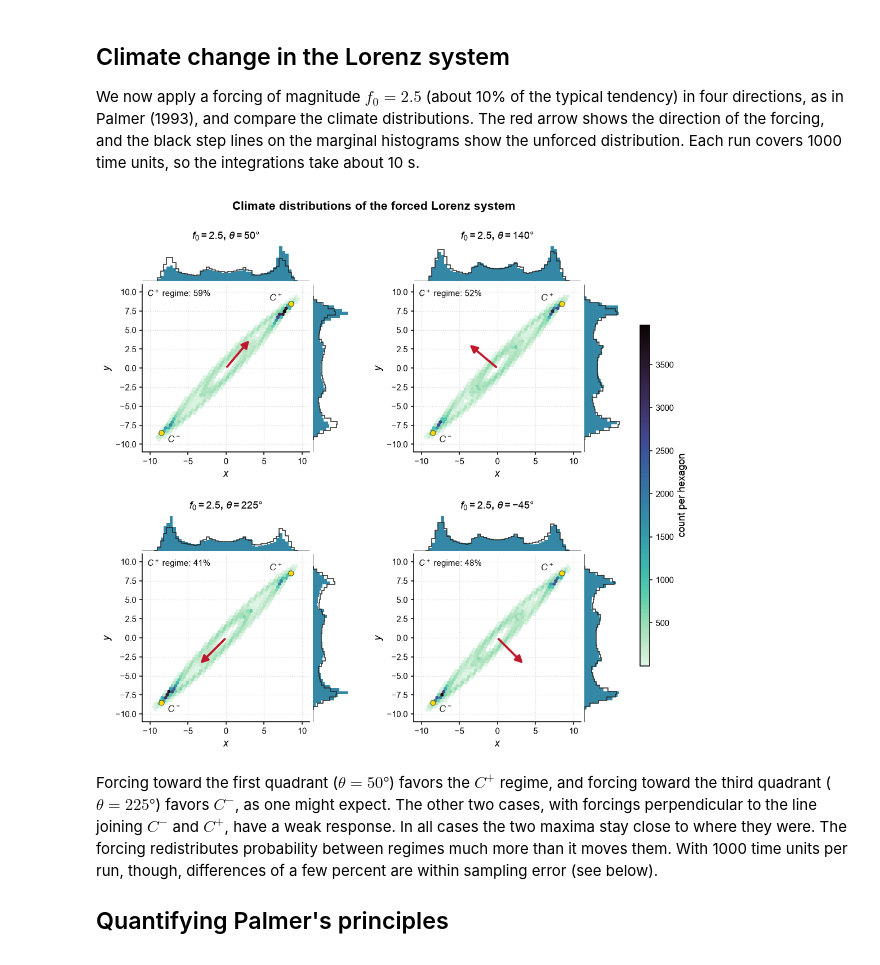
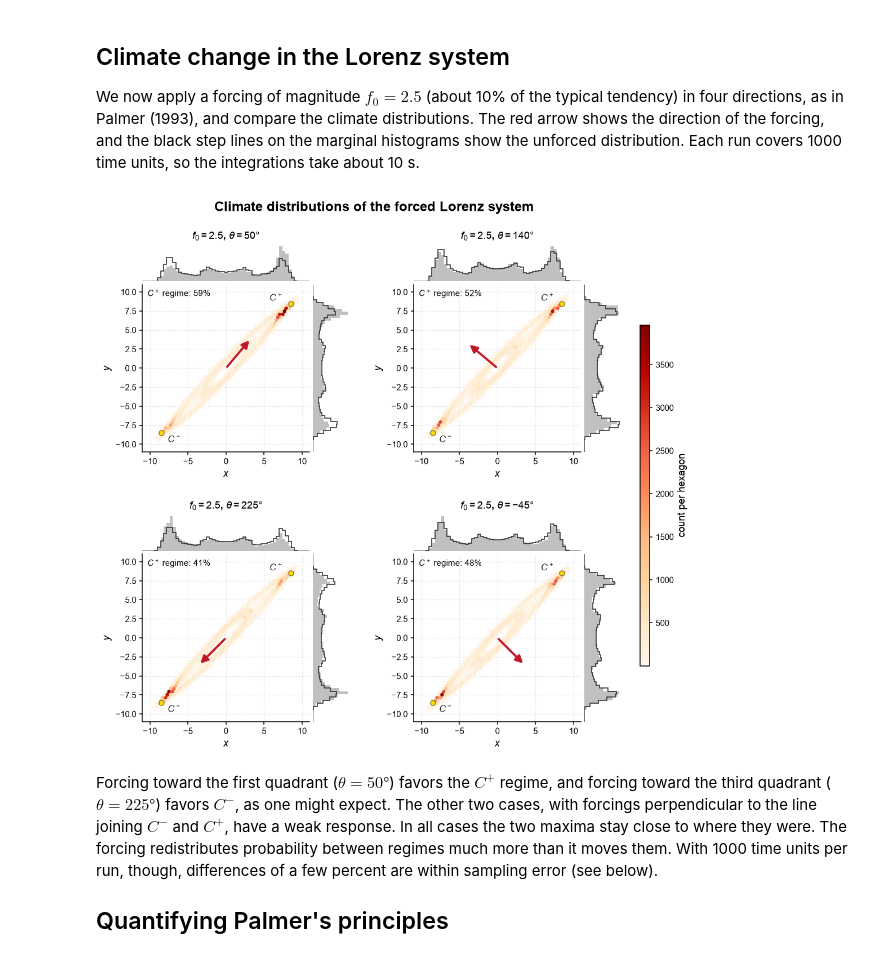
Before and after one commit to LinkedEarth/ClimateCritters, a Jupyter notebook: notebooks/applications/palmer_lorenz63_forced_regimes.ipynb, the cells around one changed output. Drawn from its saved outputs; the diff is of its cells as text; code cells hidden in the pictures.

```diff
--- a/notebooks/applications/palmer_lorenz63_forced_regimes.ipynb
+++ b/notebooks/applications/palmer_lorenz63_forced_regimes.ipynb
@@ -118,9 +118,9 @@ def climate_xy(out):
     '''Filtered x and y of a run.'''
     return climate(out, 'x')[1].value, climate(out, 'y')[1].value
 
-HEX = dict(gridsize=50, extent=(-11, 11, -11, 11), mincnt=1, cmap='mako_r', linewidths=0.2)
+HEX = dict(gridsize=50, extent=(-11, 11, -11, 11), mincnt=1, cmap='OrRd', linewidths=0.2)
 HIST = dict(bins=np.linspace(-11, 11, 56), density=True)
-MARG = plt.get_cmap('mako_r')(0.45)      # marginal histograms, in the hexbin colormap
+MARG = 'silver'     # marginal histograms, in the hexbin colormap
 
 def plot_pdf(xf, yf, ax, f0=0.0, theta=0.0, ref=None, title=None):
     '''Hexbin histogram of the climate states in the (x, y) plane, with marginal histograms,
@@ -170,20 +170,20 @@ We now apply a forcing of magnitude $f_0 = 2.5$ (about 10% of the typical tenden
 # %%
 cases = [(2.5, 50), (2.5, 140), (2.5, 225), (2.5, -45)]
 pdfs = {(f0, theta): climate_xy(forced_lorenz(f0, theta).integrate(**spun_up(1000.0)))
         for f0, theta in cases}
 
 fig, axes = plt.subplots(2, 2, figsize=(10, 10))
 hbs = [plot_pdf(xf, yf, ax, *key, ref=(xf0, yf0))
        for ax, (key, (xf, yf)) in zip(axes.flat, pdfs.items())]
 vmax = max(hb.get_array().max() for hb in hbs)    # same color scale in every panel
 for hb in hbs:
     hb.set_clim(1, vmax)
 fig.subplots_adjust(hspace=0.3, wspace=0.3, right=0.9)
 add_colorbar(fig, hbs[0])
-fig.suptitle('Climate distributions of the forced Lorenz system', y=0.95)
-plt.show()
+fig.suptitle('Climate distributions of the forced Lorenz system', y=0.95,fontsize=16)
+fig.savefig('../figures/Lorenz63_forced_regimes.pdf', dpi=300, bbox_inches='tight')
 # %% [output]
-[figure, old version]
+[figure, new version]
 # %% [markdown]
 Forcing toward the first quadrant ($\theta = 50°$) favors the $C^+$ regime, and forcing toward the third quadrant ($\theta = 225°$) favors $C^-$, as one might expect. The other two cases, with forcings perpendicular to the line joining $C^-$ and $C^+$, have a weak response. In all cases the two maxima stay close to where they were. The forcing redistributes probability between regimes much more than it moves them. With 1000 time units per run, though, differences of a few percent are within sampling error (see below).
 
```
Also changed, not shown: parts of 3 cells of this notebook, 3 other files.
